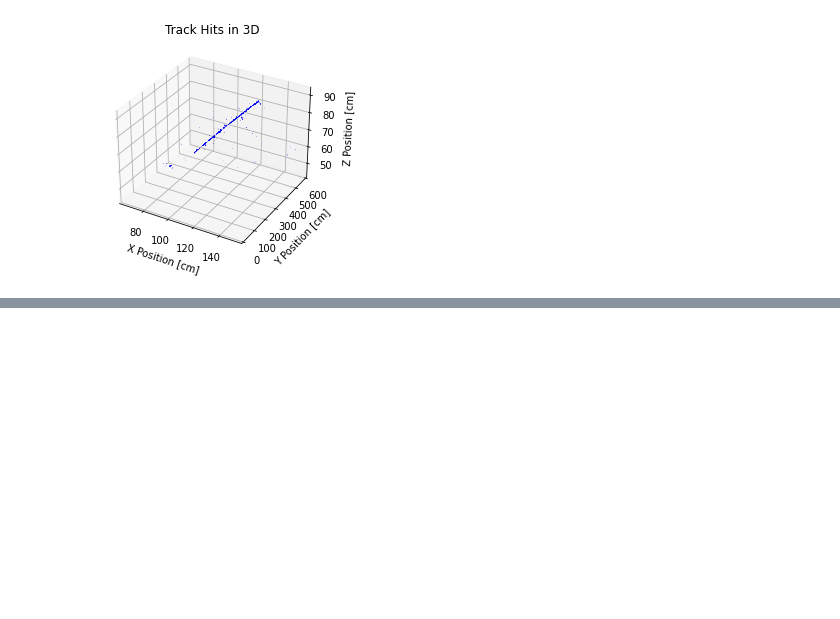
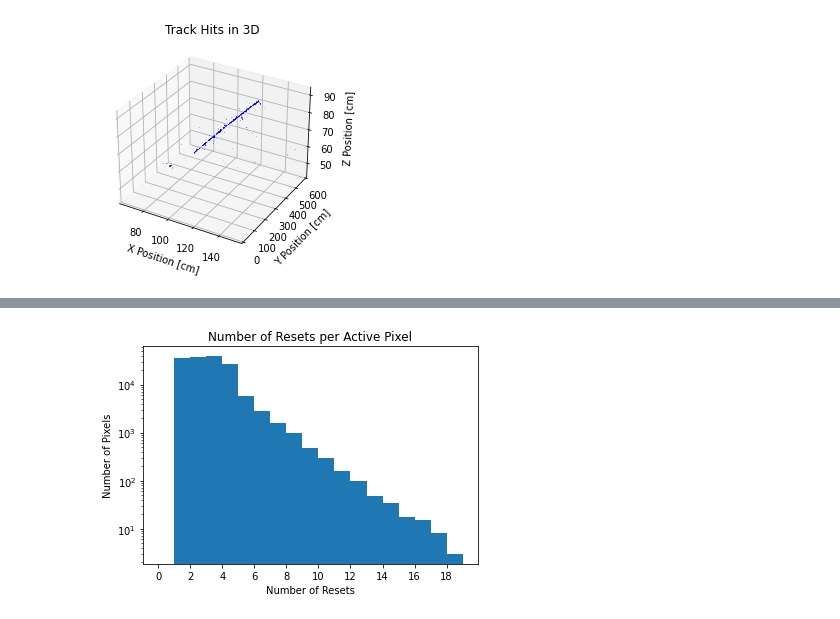
Before and after one commit to Eikenbcr/DUNE, a Jupyter notebook: Warmup/PyMacros/Warmup_Pandas.ipynb, the cells around one changed output, grey strips where cells are left out. Saved outputs shown, nothing was run; the diff lists cells and outputs as text; code cells hidden in the pictures; blank space fills up the shorter version.

```diff
--- a/Warmup/PyMacros/Warmup_Pandas.ipynb
+++ b/Warmup/PyMacros/Warmup_Pandas.ipynb
@@ -98,0 +99,10 @@ plt.savefig('Active_Pixels_in_Event.png', dpi=1200)
+# %%
+plt.hist(pixel_stats_df.resets, bins=np.arange(0, 20, 1))
+plt.xticks(range(0,20,2))
+plt.yscale("log")
+plt.title("Number of Resets per Active Pixel")
+plt.xlabel("Number of Resets")
+plt.ylabel("Number of Pixels")
+plt.savefig('Resets_per_Pixel.png', dpi=1200)
+# %% [output]
+[figure, added]
```
Also changed, not shown: parts of 9 cells of this notebook, 14 other files.
